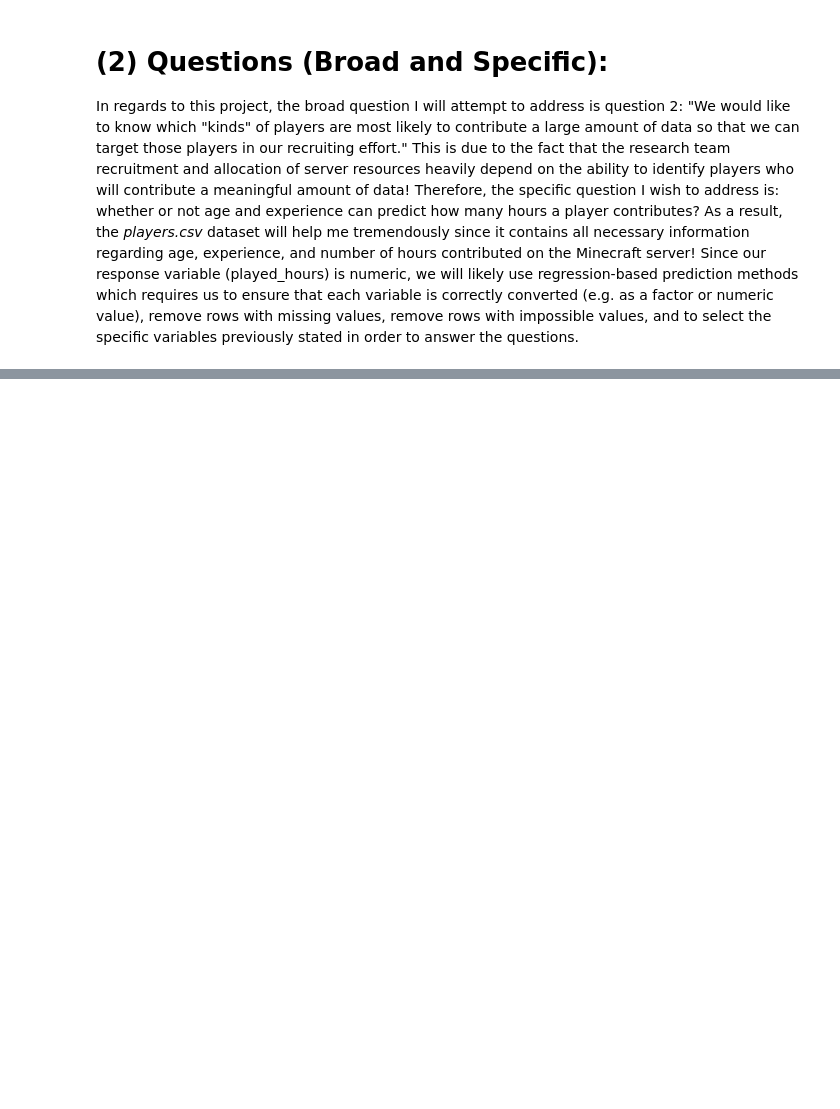
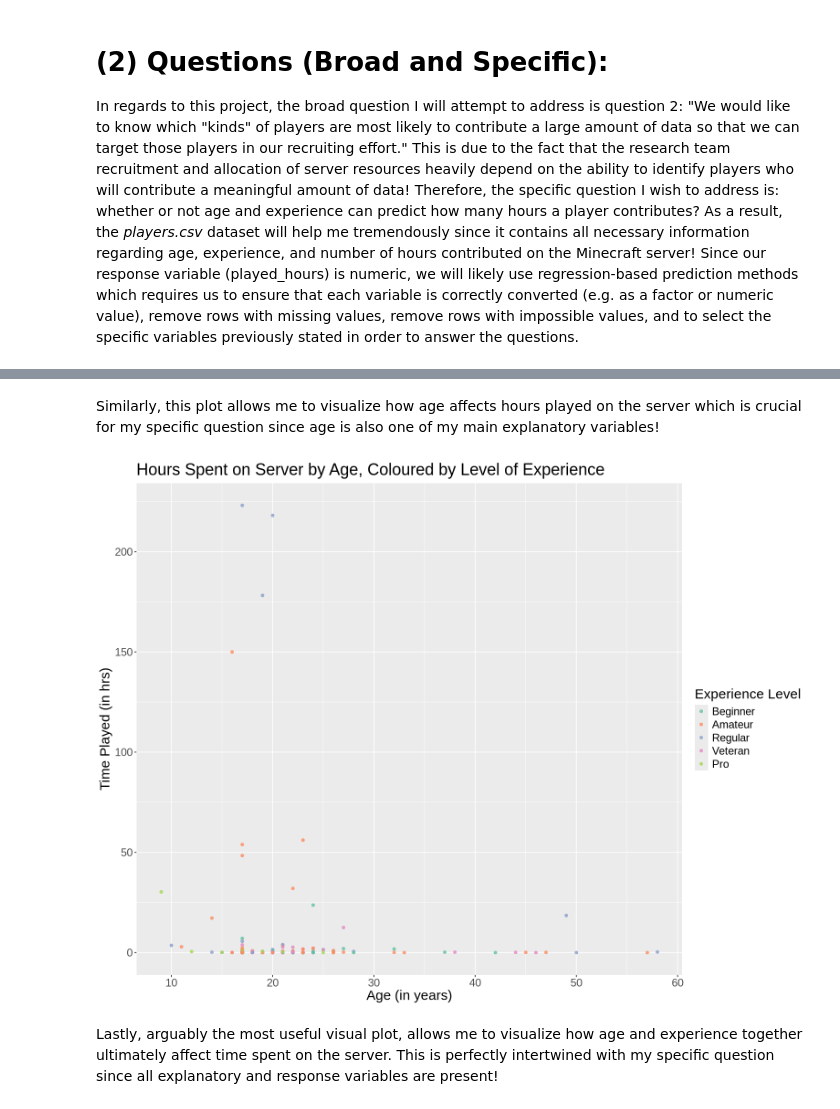
Before and after one commit to zweizer/dsci-100-2025w1-group-9, a Jupyter notebook: individual_project.ipynb, the cells around one changed output, grey strips where cells are left out. Drawn from its saved outputs; the diff is of its cells as text; code cells hidden in the pictures; blank space fills up the shorter version.

```diff
--- a/individual_project.ipynb
+++ b/individual_project.ipynb
@@ -82,0 +221,17 @@ In regards to this project, the broad question I will attempt to address is ques
+# %% [markdown]
+Similarly, this plot allows me to visualize how age affects hours played on the server which is crucial for my specific question since age is also one of my main explanatory variables!
+# %%
+# Plot 4 visualizing age and experience level with hours spent playing
+options(repr.plot.width = 13, repr.plot.height = 10)
+ggplot(players_wrangled, aes(x = Age, y = played_hours, colour = experience)) +
+    geom_point(alpha = 0.8) +
+    labs(x = "Age (in years)",
+         y = "Time Played (in hrs)",
+         title = "Hours Spent on Server by Age, Coloured by Level of Experience",
+         colour = "Experience Level") +
+    scale_colour_brewer(palette = "Set2")+
+    theme(text = element_text(size = 18))
+# %% [output]
+[figure, added]
+# %% [markdown]
+Lastly, arguably the most useful visual plot, allows me to visualize how age and experience together ultimately affect time spent on the server. This is perfectly intertwined with my specific question since all explanatory and response variables are present!
```
Also changed, not shown: parts of 10 cells of this notebook, 2 other files.
